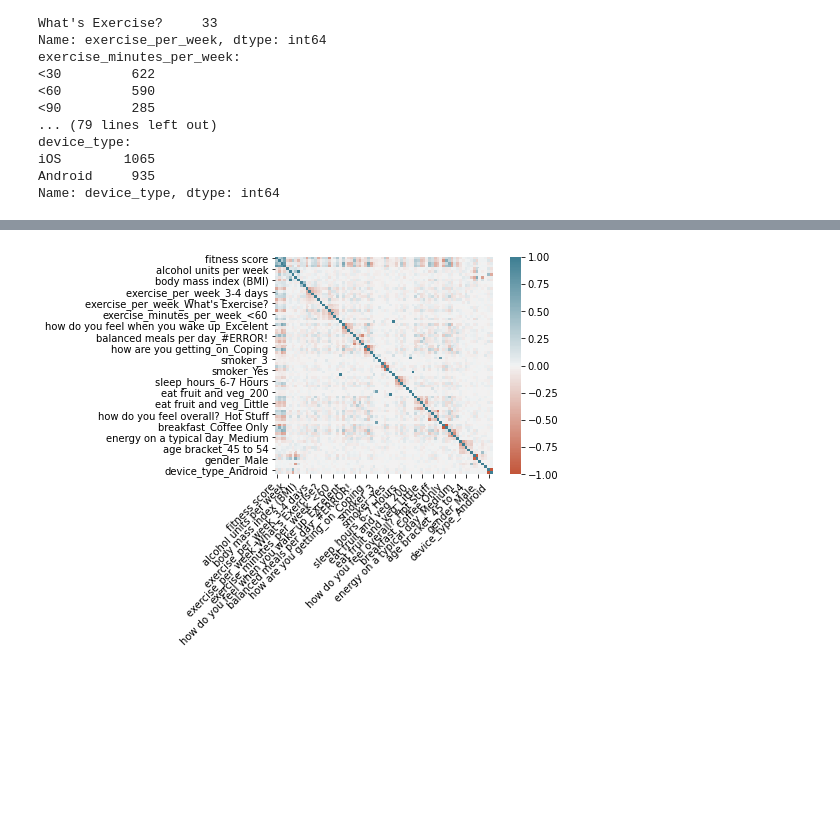
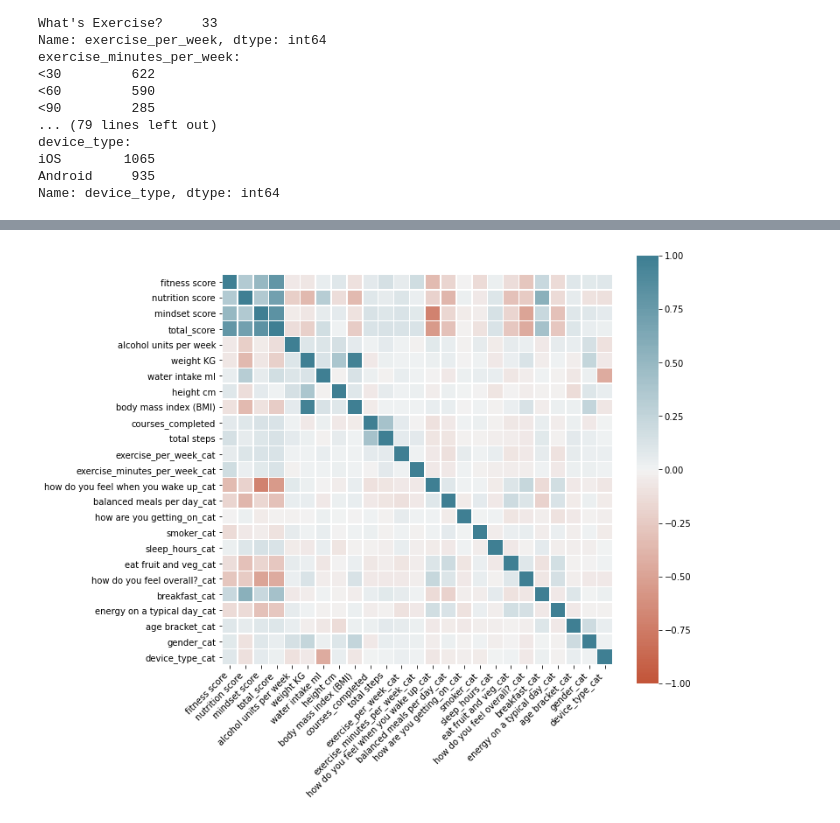
Before and after one commit to thakareakshay1709/my-data-science-projects, a Jupyter notebook: PepTalk/peptalk_analysis.ipynb, the cells around one changed output, grey strips where cells are left out. Cells and saved outputs as stored; diff of their text form; code cells hidden in the pictures; blank space fills up the shorter version.

```diff
--- a/PepTalk/peptalk_analysis.ipynb
+++ b/PepTalk/peptalk_analysis.ipynb
@@ -171,9 +171,35 @@ Name: device_type, dtype: int64
 # https://towardsdatascience.com/i-have-data-i-need-insights-where-do-i-start-7ddc935ab365
 # ord_encoder = OrdinalEncoder()
 # df_cat_enc = new_raw_df[categorical_cols].apply(lambda col: ord_encoder.fit_transform(col))
-df_cat_enc = pd.get_dummies(new_raw_df, columns=categorical_cols).drop(labels=["company_id"], axis=1)
+# df_cat_enc = pd.get_dummies(new_raw_df, columns=categorical_cols).drop(labels=["company_id"], axis=1)
 #df_only_cat_enc = df_cat_enc.drop(labels = int_cols, axis=1, inplace=True)
+# df_cat_enc.corr()
+
+for cat in categorical_cols:
+    new_raw_df[cat] = new_raw_df[cat].astype('category')
+
+for new_cat in categorical_cols:
+    new_raw_df[new_cat+"_cat"] = new_raw_df[new_cat].cat.codes
+
+df_cat_enc = new_raw_df.copy()
+df_cat_enc.drop(labels=categorical_cols, axis=1, inplace=True)
+#df_cat_enc_.head(5)
+#df_cat_enc_.info()
 df_cat_enc.corr()
+# new_raw_df.dtypes
+ #'exercise_minutes_per_week',
+ #'how do you feel when you wake up',
+ #'balanced meals per day',
+ #'how are you getting_on',
+ #'smoker',
+ #'sleep_hours',
+ #'eat fruit and veg',
+ #'how do you feel overall?',
+ #'breakfast',
+ #'energy on a typical day',
+ #'age bracket',
+ #'gender',
+ #'device_type'
 # %% [output]
 |  | fitness score | nutrition score | mindset score | total_score | alcohol units per week | weight KG | ... |
 | fitness score | 1.000000 | 0.336261 | 0.505457 | 0.795249 | -0.056017 | -0.074394 | ... |
@@ -191,15 +222,17 @@ df_cat_enc.corr()
 # %%
 c = df_cat_enc.corr()
+f, ax = plt.subplots(figsize=(10, 9))
 ax = sns.heatmap(
     c,
     vmin=-1, vmax=1, center=0,
     cmap=sns.diverging_palette(20, 220, n=200),
-    square=True
+    square=True,
+    linewidths=.5
 )
 ax.set_xticklabels(
     ax.get_xticklabels(),
     rotation=45,
     horizontalalignment='right'
 );
 # %% [output]
-[figure, old version]
+[figure, new version]
```
Also changed, not shown: parts of 6 cells of this notebook.
